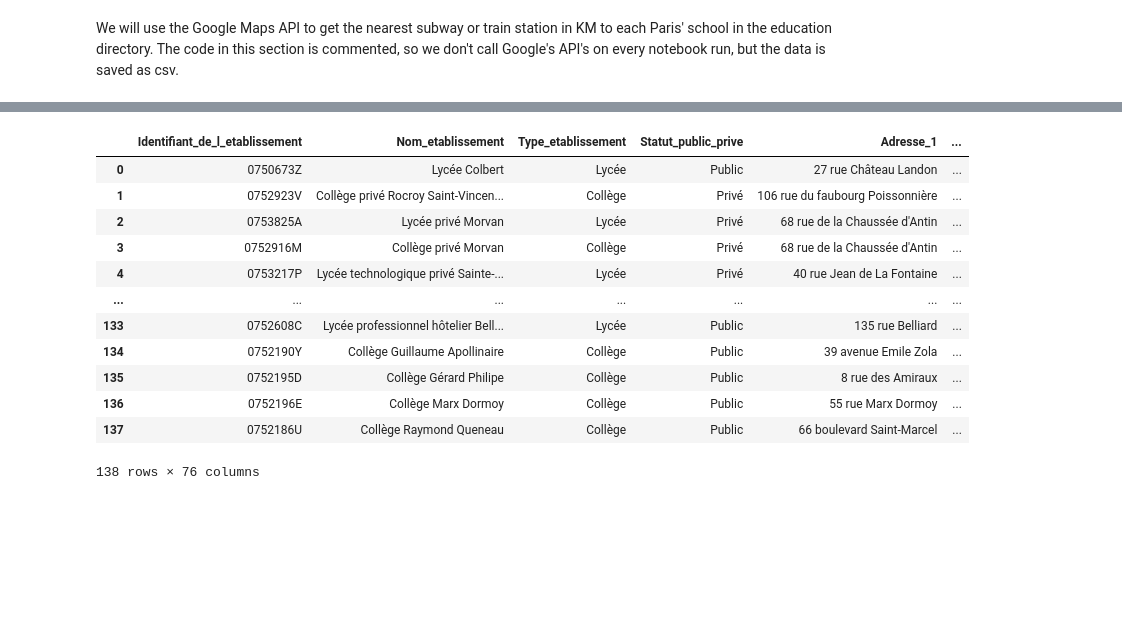
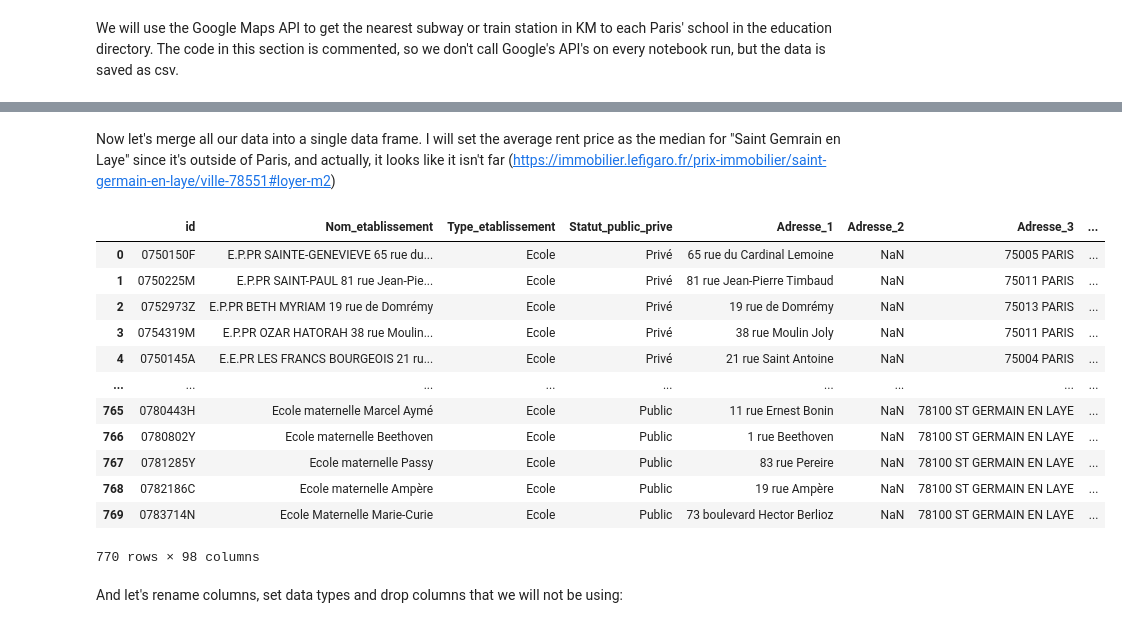
Before and after one commit to carlosbarrone/personal, a Jupyter notebook: notebooks/python/paris_nursery_schools.ipynb, the cells around one changed output, grey strips where cells are left out. Cells and saved outputs as stored; diff of their text form; code cells hidden in the pictures; blank space fills up the shorter version.

```diff
--- a/notebooks/python/paris_nursery_schools.ipynb
+++ b/notebooks/python/paris_nursery_schools.ipynb
@@ -435,20 +474,24 @@ education_directory_paris.sample(3)
 #### Assigning Quartier to Paris Schools
 We will need to join the housing data with the education directory data as part of pre-processing. Since we don't have a direct relation between the two dataframes we will need to calculate if the latitudes and longitudes of each school (in Paris) is within the polygons in the paris neighbourhoods data set, and insert this information to the education directory dataframe using the shapely package.
 # %%
-school_quartier_pointer = namedtuple("SchoolPointer", "school_idx quartier_idx")
+school_quartier_pointer = namedtuple("SchoolPointer", "school_id quartier_id quartier_name")
 paris_neighbourhoods_geometry = paris_neighbourhoods[['Geometry']]['Geometry'].apply(lambda c: np.array(json.loads(c)['coordinates'][0]))
 paris_neighbourhoods_polygons = [Polygon(np.array([polygons.T[1],polygons.T[0]]).T) for polygons in paris_neighbourhoods_geometry]
 
-paris_schools_geolocation = education_directory_raw[education_directory_raw['Nom_commune']=='Paris'].iloc[:,51:53]
-paris_schools_points = [Point(lat, long) for (lat,long) in np.array(paris_schools_geolocation)]
-paris_schools_index = education_directory_raw[education_directory_raw['Nom_commune']=='Paris'].index
-paris_neighbourhoods_index = paris_neighbourhoods.index
+paris_schools_geolocation = paris_school_data.iloc[:,[0,51,52]]
+paris_schools_points = [(id_, Point(lat, long)) for (id_, lat,long) in np.array(paris_schools_geolocation)]
+
 
 paris_schools_quartiers_pointers = []
-for idx_point, point in enumerate(paris_schools_points):
+for school_id, point in paris_schools_points:
+    match = False
     for idx_polygon, polygon in enumerate(paris_neighbourhoods_polygons):
         is_within = point.within(polygon)
         if(is_within):
-            paris_schools_quartiers_pointers.append(school_quartier_pointer(paris_schools_index[idx_point], paris_neighbourhoods_index[idx_polygon]))
-paris_schools_quartiers_pointers[0:5]
+            q_id, q_name = tuple(paris_neighbourhoods.iloc[idx_polygon,[1,3]].values)
+            paris_schools_quartiers_pointers.append(school_quartier_pointer(school_id, q_id, q_name))
+            match = True
+    if(not match):
+        paris_schools_quartiers_pointers.append(school_quartier_pointer(school_id, -1, 'Saint-Germain-en-Laye'))
+paris_schools_quartiers_pointers[:3]
 # %% [output]
@@ -493,26 +534,29 @@ google_maps_public_transport_data.sample(5)
-# %%
-public_transport_data = google_maps_public_transport_data.copy()
-public_transport_data.set_index(inplace=True, keys=['index'])
-df = education_directory_paris.join(public_transport_data, how='inner')
-paris_schools_neighbourhoods = pd.DataFrame(
-    [tuple(paris_neighbourhoods.iloc[s.quartier_idx,:][['C_QU','L_QU']].values) for s in paris_schools_quartiers_pointers],
-    columns=['neighbourhood_number','neighbourhood_name'],
-    index=[s.school_idx for s in paris_schools_quartiers_pointers]
-)
-df = df.join(paris_schools_neighbourhoods, how='inner')
-df = pd.merge(df, rent_index_mean, on='neighbourhood_number', how='inner')
-df
-# %% [output]
-|  | Identifiant_de_l_etablissement | Nom_etablissement | Type_etablissement | Statut_public_prive | Adresse_1 | ... |
-| 0 | 0750673Z | Lycée Colbert | Lycée | Public | 27 rue Château Landon | ... |
-| 1 | 0752923V | Collège privé Rocroy Saint-Vincen... | Collège | Privé | 106 rue du faubourg Poissonnière | ... |
-| 2 | 0753825A | Lycée privé Morvan | Lycée | Privé | 68 rue de la Chaussée d'Antin | ... |
-| 3 | 0752916M | Collège privé Morvan | Collège | Privé | 68 rue de la Chaussée d'Antin | ... |
-| 4 | 0753217P | Lycée technologique privé Sainte-... | Lycée | Privé | 40 rue Jean de La Fontaine | ... |
-| ... | ... | ... | ... | ... | ... | ... |
-| 133 | 0752608C | Lycée professionnel hôtelier Bell... | Lycée | Public | 135 rue Belliard | ... |
-| 134 | 0752190Y | Collège Guillaume Apollinaire | Collège | Public | 39 avenue Emile Zola | ... |
-| 135 | 0752195D | Collège Gérard Philipe | Collège | Public | 8 rue des Amiraux | ... |
-| 136 | 0752196E | Collège Marx Dormoy | Collège | Public | 55 rue Marx Dormoy | ... |
-| 137 | 0752186U | Collège Raymond Queneau | Collège | Public | 66 boulevard Saint-Marcel | ... |
-138 rows × 76 columns
+# %% [markdown]
+Now let's merge all our data into a single data frame. I will set the average rent price as the median for "Saint Gemrain en Laye" since it's outside of Paris, and actually, it looks like it isn't far (https://immobilier.lefigaro.fr/prix-immobilier/saint-germain-en-laye/ville-78551#loyer-m2)
+# %%
+paris_school_data_ = paris_school_data.copy()
+public_transport_data = google_maps_public_transport_data.copy()
+df_raw = pd.merge(paris_school_data_,public_transport_data, on='id', how='inner')
+paris_schools_neighbourhoods = pd.DataFrame(paris_schools_quartiers_pointers,
+    columns=['id','neighbourhood_number','neighbourhood_name']
+)
+df_raw = pd.merge(df_raw, paris_schools_neighbourhoods, on='id', how='inner')
+df_raw = pd.merge(df_raw, rent_index_mean, on='neighbourhood_number', how='left')
+df_raw['rent_index'] = df_raw['rent_index'].fillna(df_raw['rent_index'].mean())
+df_raw
+# %% [output]
+|  | id | Nom_etablissement | Type_etablissement | Statut_public_prive | Adresse_1 | Adresse_2 | Adresse_3 | ... |
+| 0 | 0750150F | E.P.PR SAINTE-GENEVIEVE 65 rue du... | Ecole | Privé | 65 rue du Cardinal Lemoine | NaN | 75005 PARIS | ... |
+| 1 | 0750225M | E.P.PR SAINT-PAUL 81 rue Jean-Pie... | Ecole | Privé | 81 rue Jean-Pierre Timbaud | NaN | 75011 PARIS | ... |
+| 2 | 0752973Z | E.P.PR BETH MYRIAM 19 rue de Domrémy | Ecole | Privé | 19 rue de Domrémy | NaN | 75013 PARIS | ... |
+| 3 | 0754319M | E.P.PR OZAR HATORAH 38 rue Moulin... | Ecole | Privé | 38 rue Moulin Joly | NaN | 75011 PARIS | ... |
+| 4 | 0750145A | E.E.PR LES FRANCS BOURGEOIS 21 ru... | Ecole | Privé | 21 rue Saint Antoine | NaN | 75004 PARIS | ... |
+| ... | ... | ... | ... | ... | ... | ... | ... | ... |
+| 765 | 0780443H | Ecole maternelle Marcel Aymé | Ecole | Public | 11 rue Ernest Bonin | NaN | 78100 ST GERMAIN EN LAYE | ... |
+| 766 | 0780802Y | Ecole maternelle Beethoven | Ecole | Public | 1 rue Beethoven | NaN | 78100 ST GERMAIN EN LAYE | ... |
+| 767 | 0781285Y | Ecole maternelle Passy | Ecole | Public | 83 rue Pereire | NaN | 78100 ST GERMAIN EN LAYE | ... |
+| 768 | 0782186C | Ecole maternelle Ampère | Ecole | Public | 19 rue Ampère | NaN | 78100 ST GERMAIN EN LAYE | ... |
+| 769 | 0783714N | Ecole Maternelle Marie-Curie | Ecole | Public | 73 boulevard Hector Berlioz | NaN | 78100 ST GERMAIN EN LAYE | ... |
+770 rows × 98 columns
+# %% [markdown]
+And let's rename columns, set data types and drop columns that we will not be using:
```
Also changed, not shown: parts of 14 cells of this notebook.
